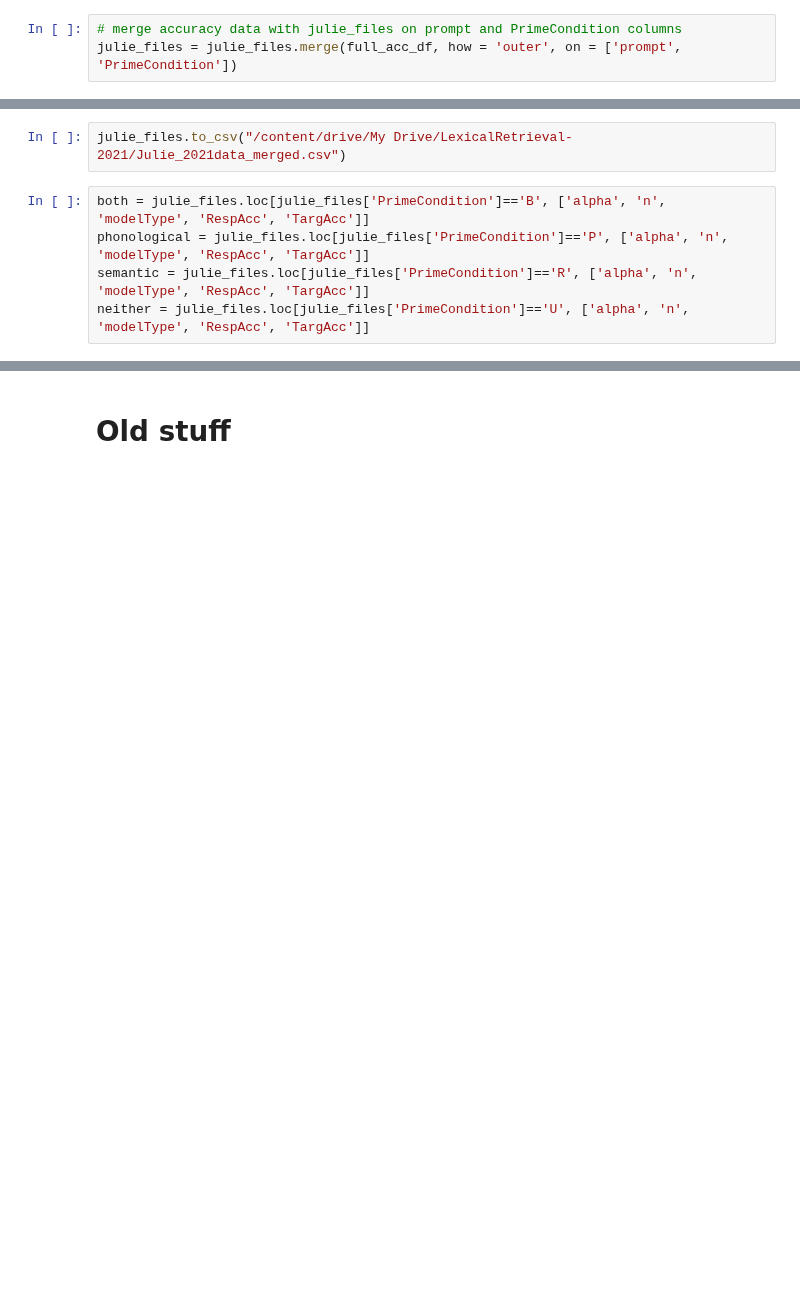
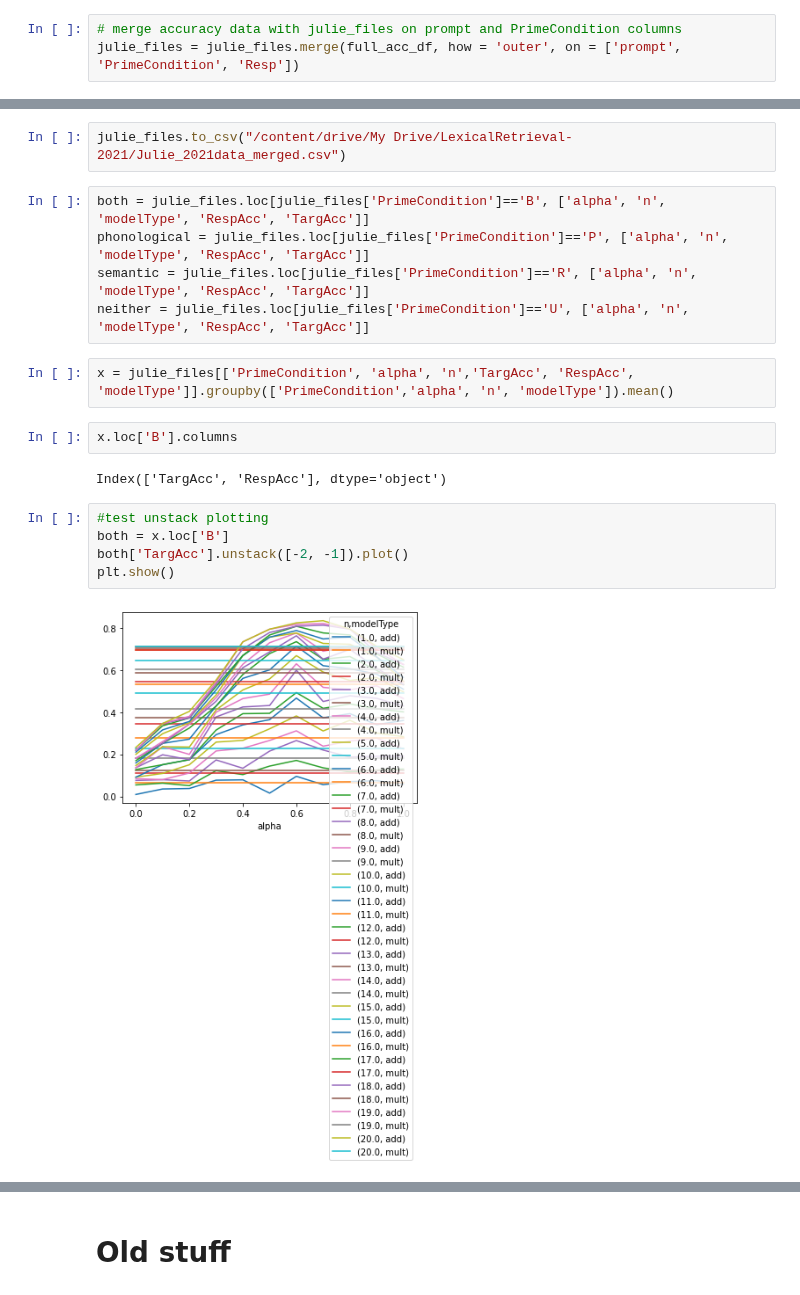
Before and after one commit to abhilasha-kumar/modeling-lexical-retrieval, a Jupyter notebook: LexicalRetrieval.ipynb, the cells around one changed output, grey strips where cells are left out. Saved outputs shown, nothing was run; the diff lists cells and outputs as text; blank space fills up the shorter version.

```diff
--- a/LexicalRetrieval.ipynb
+++ b/LexicalRetrieval.ipynb
@@ -864,4 +788,4 @@ prompt, primecondition, prime, resp
 4875200
 # %%
 # merge accuracy data with julie_files on prompt and PrimeCondition columns
-julie_files = julie_files.merge(full_acc_df, how = 'outer', on = ['prompt', 'PrimeCondition'])
+julie_files = julie_files.merge(full_acc_df, how = 'outer', on = ['prompt', 'PrimeCondition', 'Resp'])
@@ -890,5 +816,18 @@ both = julie_files.loc[julie_files['PrimeCondition']=='B', ['alpha', 'n', 'model
 phonological = julie_files.loc[julie_files['PrimeCondition']=='P', ['alpha', 'n', 'modelType', 'RespAcc', 'TargAcc']]
 semantic = julie_files.loc[julie_files['PrimeCondition']=='R', ['alpha', 'n', 'modelType', 'RespAcc', 'TargAcc']]
 neither = julie_files.loc[julie_files['PrimeCondition']=='U', ['alpha', 'n', 'modelType', 'RespAcc', 'TargAcc']]
+# %%
+x = julie_files[['PrimeCondition', 'alpha', 'n','TargAcc', 'RespAcc', 'modelType']].groupby(['PrimeCondition','alpha', 'n', 'modelType']).mean()
+# %%
+x.loc['B'].columns
+# %% [output]
+Index(['TargAcc', 'RespAcc'], dtype='object')
+# %%
+#test unstack plotting
+both = x.loc['B']
+both['TargAcc'].unstack([-2, -1]).plot()
+plt.show()
+# %% [output]
+[figure, added]
 # %%
 # plots
```
Also changed, not shown: parts of 13 cells of this notebook.
